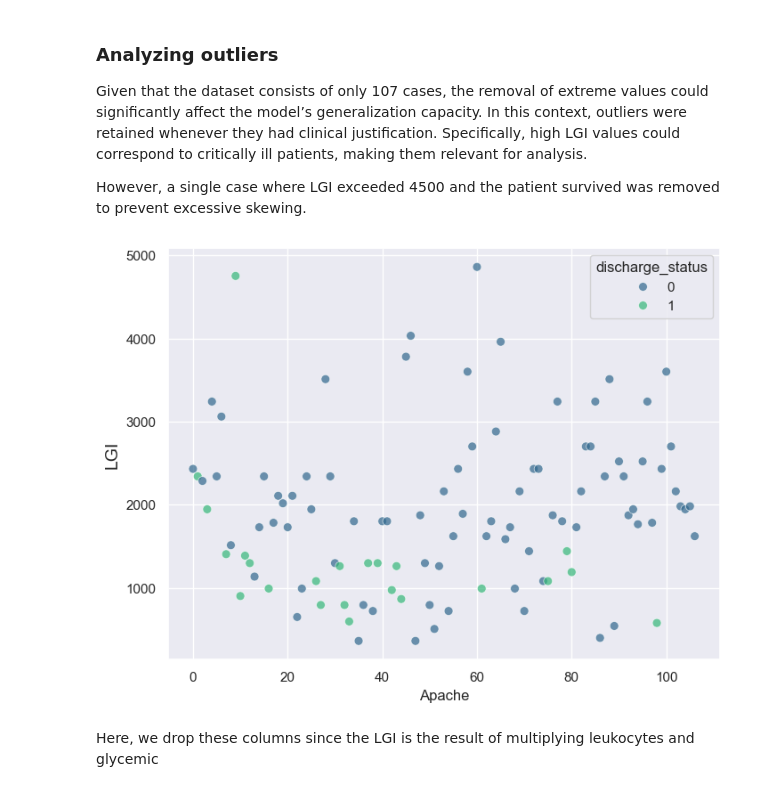
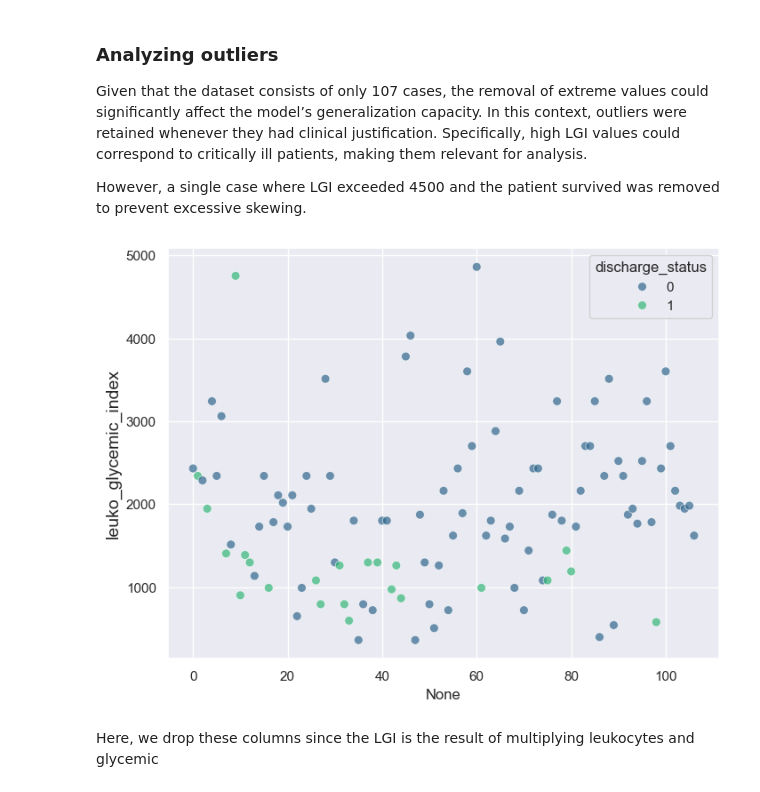
Before and after one commit to serize02/leuko-ml, a Jupyter notebook: notebooks/00_eda.ipynb, the cells around one changed output. Saved outputs shown, nothing was run; the diff lists cells and outputs as text; code cells hidden in the pictures.

```diff
--- a/notebooks/00_eda.ipynb
+++ b/notebooks/00_eda.ipynb
@@ -16,5 +20,10 @@ True
+# %%
+artifact = run.use_artifact('ernestoserize-constructor-university/leuko-ml/acute-stroke-clinical-data:v0', type='dataset')
+artifact_dir = artifact.download()
+
+wandb.config.dataset = 'acute-stroke-clinical-data:v0'
 # %%
-data = pd.read_csv('data/raw/data.csv')
+data = pd.read_csv('artifacts/acute-stroke-clinical-data:v0/data.csv')
 # %% [markdown]
 ### The dataset is imbalanced
 
@@ -34,6 +43,8 @@ discharge_status
 0    84
 1    23
 Name: count, dtype: int64
+# %%
+wandb.config.imbalance = True
 # %% [markdown]
 ### LGI Distribution and Outliers
 
@@ -56,11 +69,11 @@ However, a single case where LGI exceeded 4500 and the patient survived  was rem
 # %%
 plt.figure(figsize=(8, 6))
 sns.scatterplot(x=data.index, y='leuko_glycemic_index', data=data, hue='discharge_status', alpha=0.7, palette='viridis', s=50)
-plt.ylabel('LGI', fontsize=14)
-plt.xlabel('Apache')
+plt.ylabel('leuko_glycemic_index', fontsize=14)
+wandb.log({"leuko_discharge": wandb.Image(plt)})
 plt.show()
 # %% [output]
-[figure, old version]
+[figure, new version]
 # %%
 data.drop(data[ (data['leuko_glycemic_index'] > 4500)].index, axis=0, inplace=True)
 # %% [markdown]
```
Also changed, not shown: parts of 11 cells of this notebook, 1 other file.
